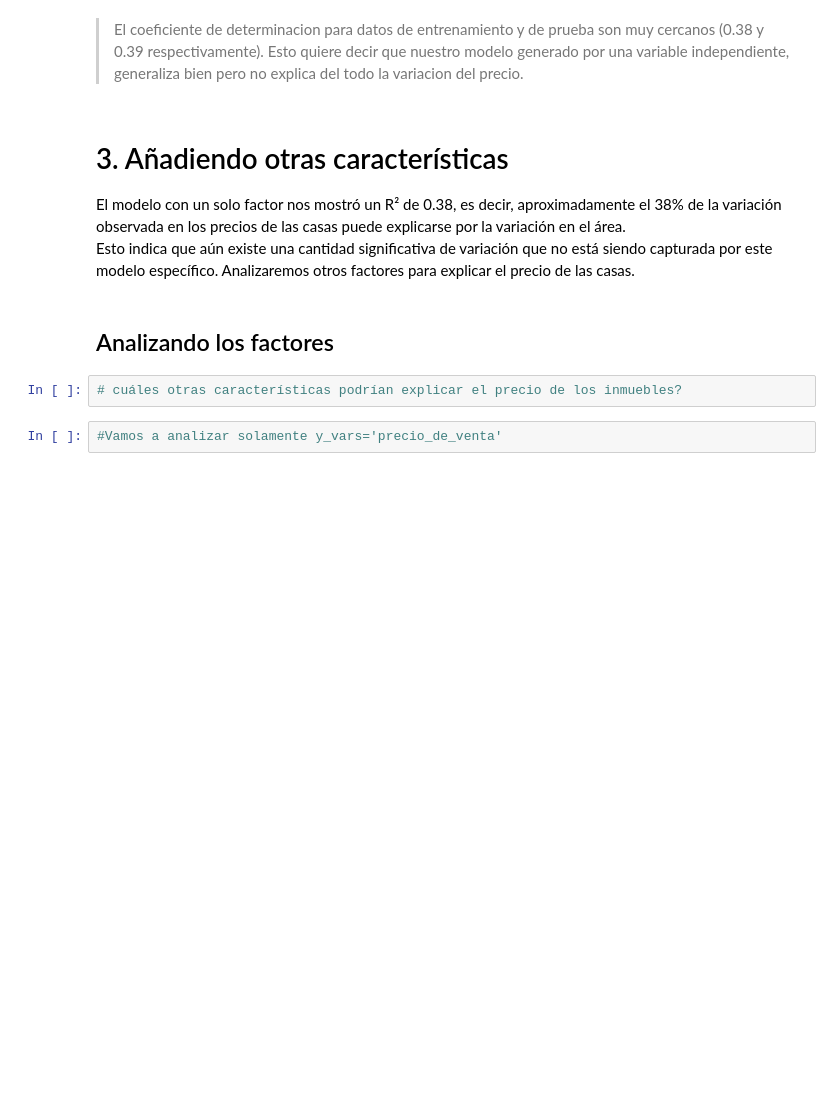
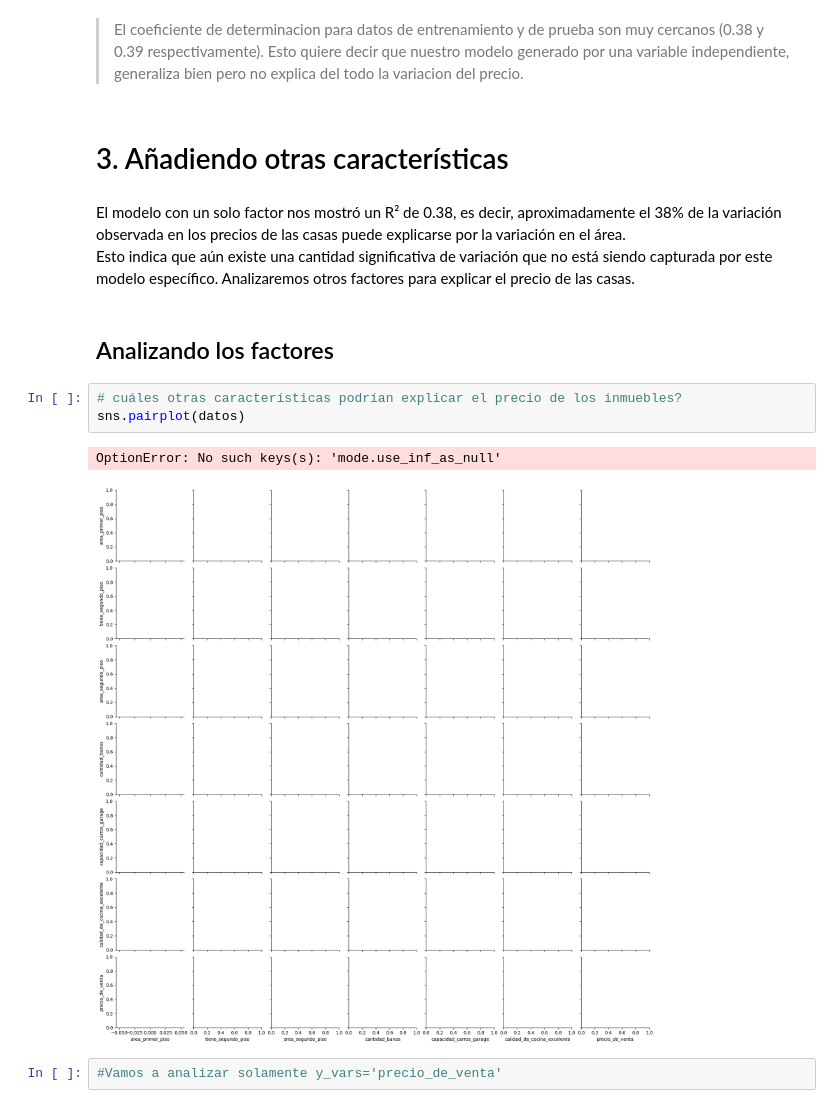
Before and after one commit to jbernalg/ALURA_Data_Science, a Jupyter notebook: Estadistica_ML/Regresion_Lineal/precios_de_inmuebles_regresion_lineal.ipynb, the cells around one changed output. Saved outputs shown, nothing was run; the diff lists cells and outputs as text; blank space fills up the shorter version.

```diff
--- a/Estadistica_ML/Regresion_Lineal/precios_de_inmuebles_regresion_lineal.ipynb
+++ b/Estadistica_ML/Regresion_Lineal/precios_de_inmuebles_regresion_lineal.ipynb
@@ -328,15 +328,19 @@ print(f'Coeficiente de determinacion R^2 con los datos de prueba: {round(r2_scor
 Coeficiente de determinacion R^2 con los datos de prueba: 0.39
 # %% [markdown]
 > El coeficiente de determinacion para datos de entrenamiento y de prueba son muy cercanos (0.38 y 0.39 respectivamente). Esto quiere decir que nuestro modelo generado por una variable independiente, generaliza bien pero no explica del todo la variacion del precio.
+# %% [markdown]
+# 3. Añadiendo otras características
 # %% [markdown]
-# 3. Añadiendo otras características
-
 El modelo con un solo factor nos mostró un R² de 0.38, es decir, aproximadamente el 38% de la variación observada en los precios de las casas puede explicarse por la variación en el área.
 Esto indica que aún existe una cantidad significativa de variación que no está siendo capturada por este modelo específico. Analizaremos otros factores para explicar el precio de las casas.
 # %% [markdown]
 ## Analizando los factores
 # %%
 # cuáles otras características podrían explicar el precio de los inmuebles?
+sns.pairplot(datos)
+# %% [output]
+OptionError: No such keys(s): 'mode.use_inf_as_null'
+[figure, added]
 # %%
 #Vamos a analizar solamente y_vars='precio_de_venta'
 # %% [markdown]
```
